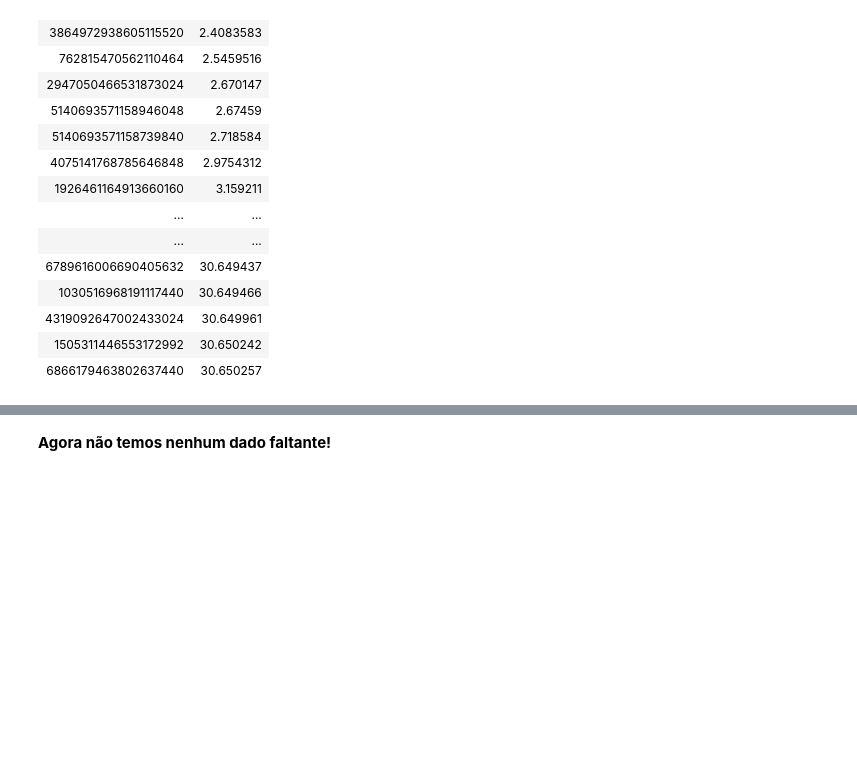
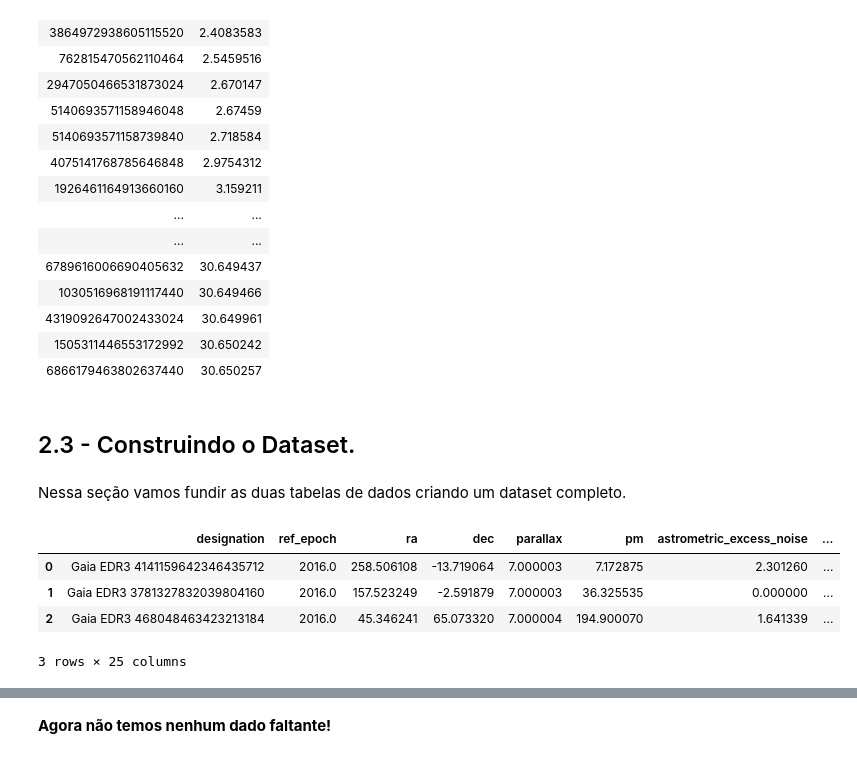
Before and after one commit to Di-carvalho/classifica-o_de_estrelas_GAIA-Clustering, a Jupyter notebook: star_classification-gaia.ipynb, the cells around one changed output, grey strips where cells are left out. Cells and saved outputs as stored; diff of their text form; code cells hidden in the pictures; blank space fills up the shorter version.

```diff
--- a/star_classification-gaia.ipynb
+++ b/star_classification-gaia.ipynb
@@ -243,3 +239,18 @@ Table length=10000
 | 4319092647002433024 | 30.649961 |
 | 1505311446553172992 | 30.650242 |
 | 6866179463802637440 | 30.650257 |
+# %% [markdown]
+## 2.3 - Construindo o Dataset.
+# %% [markdown]
+Nessa seção vamos fundir as duas tabelas de dados criando um dataset completo.
+# %%
+#Carregando os dados do GAIA em um dataframe.
+
+GAIA = pd.read_csv('star_classification.csv')
+GAIA.head(3)
+# %% [output]
+|  | designation | ref_epoch | ra | dec | parallax | pm | astrometric_excess_noise | ... |
+| 0 | Gaia EDR3 4141159642346435712 | 2016.0 | 258.506108 | -13.719064 | 7.000003 | 7.172875 | 2.301260 | ... |
+| 1 | Gaia EDR3 3781327832039804160 | 2016.0 | 157.523249 | -2.591879 | 7.000003 | 36.325535 | 0.000000 | ... |
+| 2 | Gaia EDR3 468048463423213184 | 2016.0 | 45.346241 | 65.073320 | 7.000004 | 194.900070 | 1.641339 | ... |
+3 rows × 25 columns
```
Also changed, not shown: parts of 51 cells of this notebook.
